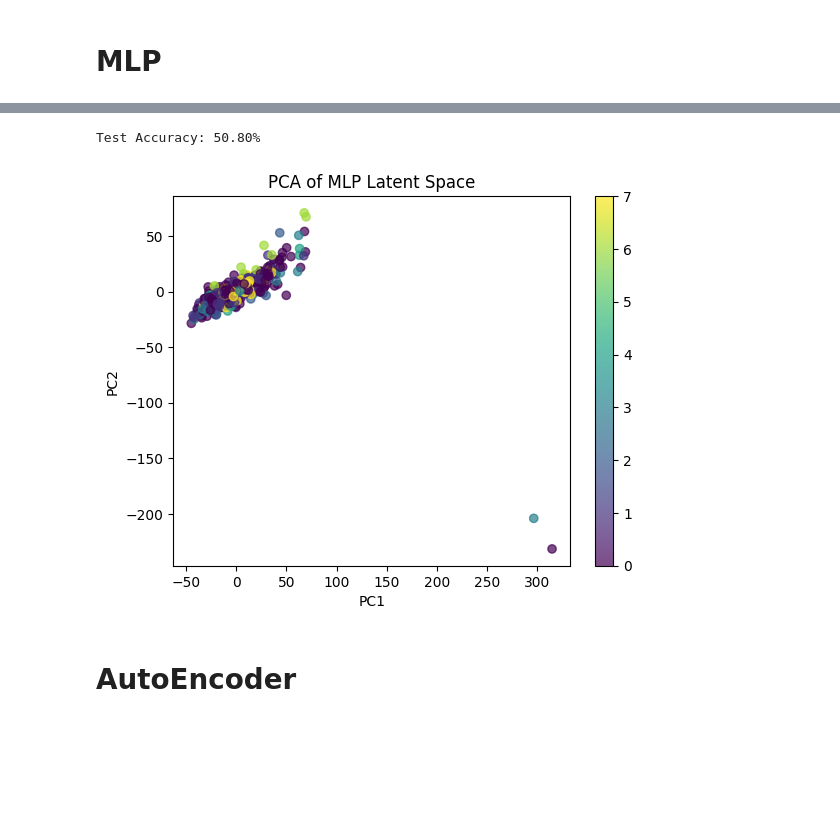
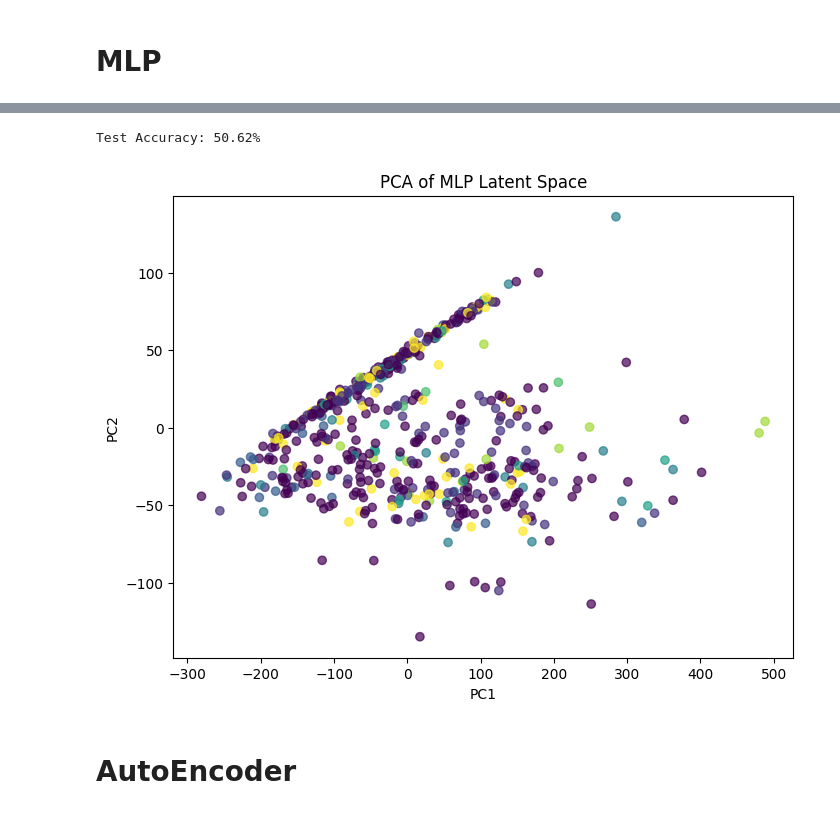
Before and after one commit to shanelee2027/Eyeball232Project, a Jupyter notebook: ltp8/pca.ipynb, the cells around one changed output, grey strips where cells are left out. Drawn from its saved outputs; the diff is of its cells as text; code cells hidden in the pictures; blank space fills up the shorter version.

```diff
--- a/ltp8/pca.ipynb
+++ b/ltp8/pca.ipynb
@@ -52,9 +52,9 @@ test_loader = DataLoader(test_dataset, batch_size=64, shuffle=False)
 class MLP(nn.Module):
     def __init__(self, input_size):
         super(MLP, self).__init__()
-        self.fc1 = nn.Linear(input_size, 128)
+        self.fc1 = nn.Linear(input_size, 256)
         self.relu = nn.ReLU()
-        self.fc2 = nn.Linear(128, 8) # 8 is number of classes
+        self.fc2 = nn.Linear(256, 8) # 8 is number of classes
     def forward(self,x):
         x = self.fc1(x)
         x = self.relu(x)
@@ -111,7 +111,7 @@ with torch.no_grad():  # No need to track gradients during testing
 accuracy = correct / total
 print(f"Test Accuracy: {accuracy * 100:.2f}%")  # Print accuracy as a percentage
 # %% [output]
-Test Accuracy: 50.80%
+Test Accuracy: 50.62%
 # %%
 latent_representations = np.vstack(latent_representations)  # Combine the latent representations into one array
 labels_list = np.concatenate(labels_list)
@@ -119,16 +119,15 @@ pca = PCA(n_components=2)  # Reduce to 2D for visualization
 latent_pca = pca.fit_transform(latent_representations)  # Apply PCA to the latent representations
 # %%
 
-
 # Visualize the results
-plt.scatter(latent_pca[:, 0], latent_pca[:, 1], c=labels_list, cmap='viridis', alpha=0.7)
-plt.colorbar()
+plt.figure(figsize=(8, 6))
+plt.scatter(latent_pca[:, 0], latent_pca[:, 1], c=labels_list, alpha=0.7)
 plt.title("PCA of MLP Latent Space")
 plt.xlabel("PC1")
 plt.ylabel("PC2")
 plt.show()
 # %% [output]
-[figure, old version]
+[figure, new version]
 # %% [markdown]
 # AutoEncoder
 # %%
```
Also changed, not shown: parts of 8 cells of this notebook, 1 other file.
